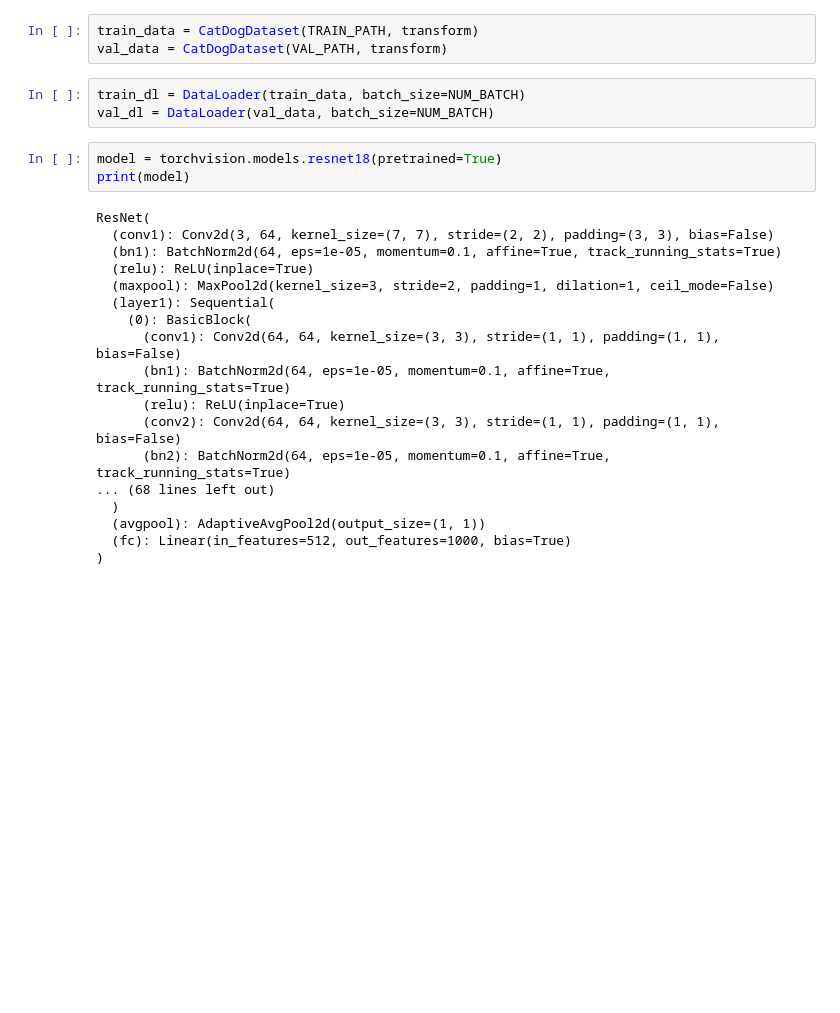
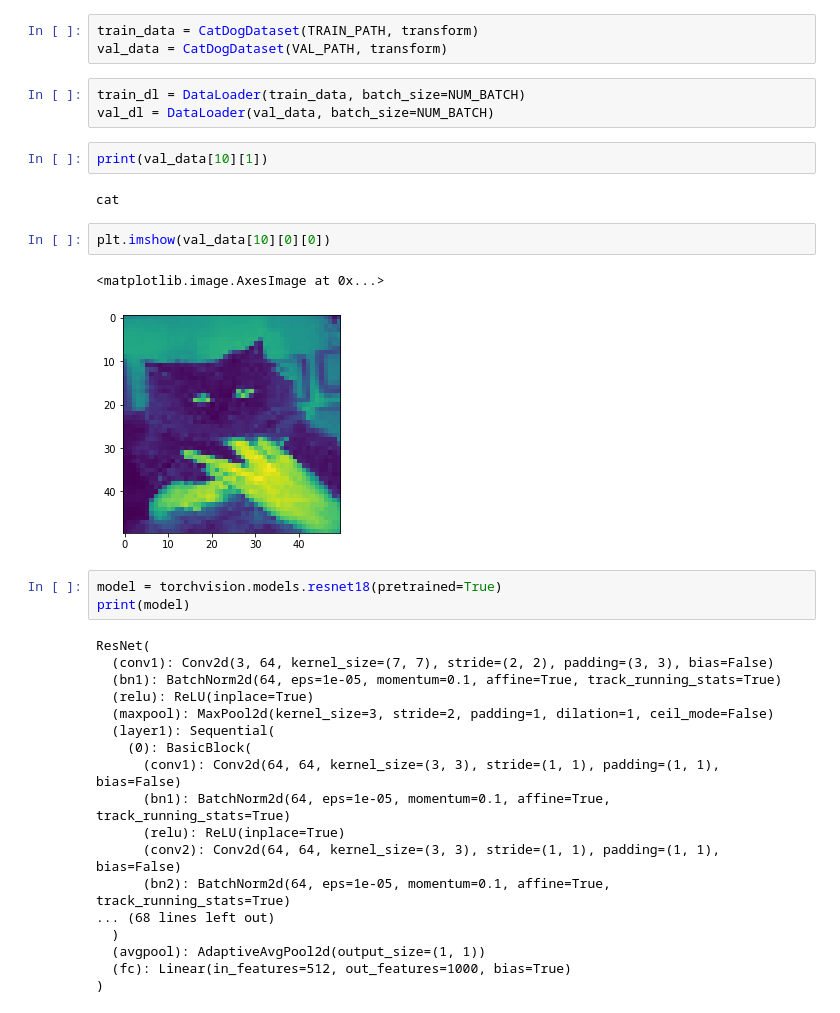
Before and after one commit to sh-alireza/CatDog-Detector, a Jupyter notebook: code/step_by_step.ipynb, the cells around one changed output. Saved outputs shown, nothing was run; the diff lists cells and outputs as text; blank space fills up the shorter version.

```diff
--- a/code/step_by_step.ipynb
+++ b/code/step_by_step.ipynb
@@ -24,6 +30,15 @@ val_data = CatDogDataset(VAL_PATH, transform)
 # %%
 train_dl = DataLoader(train_data, batch_size=NUM_BATCH)
 val_dl = DataLoader(val_data, batch_size=NUM_BATCH)
+# %%
+print(val_data[10][1])
+# %% [output]
+cat
+# %%
+plt.imshow(val_data[10][0][0])
+# %% [output]
+<matplotlib.image.AxesImage at 0x...>
+[figure, added]
 # %%
 model = torchvision.models.resnet18(pretrained=True)
 print(model)
```
Also changed, not shown: parts of 5 cells of this notebook.
